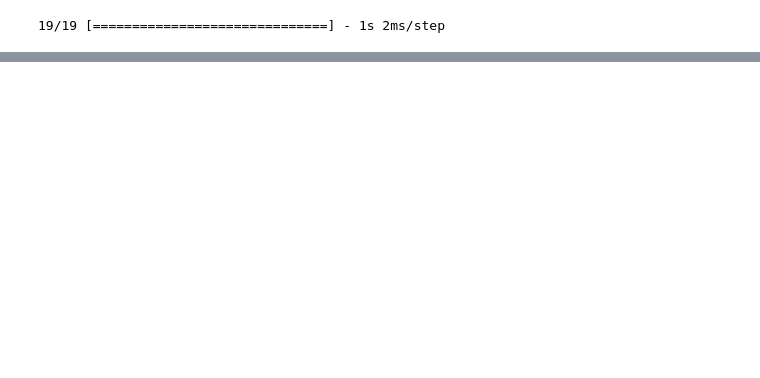
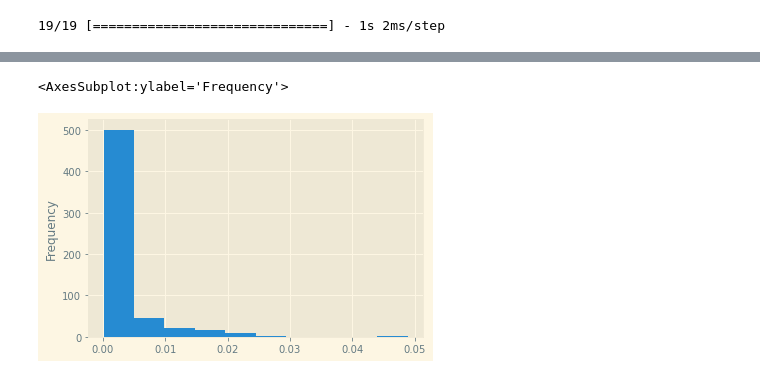
Before and after one commit to scotsun/embedding-missingdata, a Jupyter notebook: misc/panel_data_scratch.ipynb, the cells around one changed output, grey strips where cells are left out. Drawn from its saved outputs; the diff is of its cells as text; code cells hidden in the pictures; blank space fills up the shorter version.

```diff
--- a/misc/panel_data_scratch.ipynb
+++ b/misc/panel_data_scratch.ipynb
@@ -74,0 +68,5 @@ outcome_data["count"] = df["t"]
+# %%
+temp["p"].plot(kind="hist")
+# %% [output]
+<AxesSubplot:ylabel='Frequency'>
+[figure, added]
```
Also changed, not shown: parts of 14 cells of this notebook, 1 other file.
